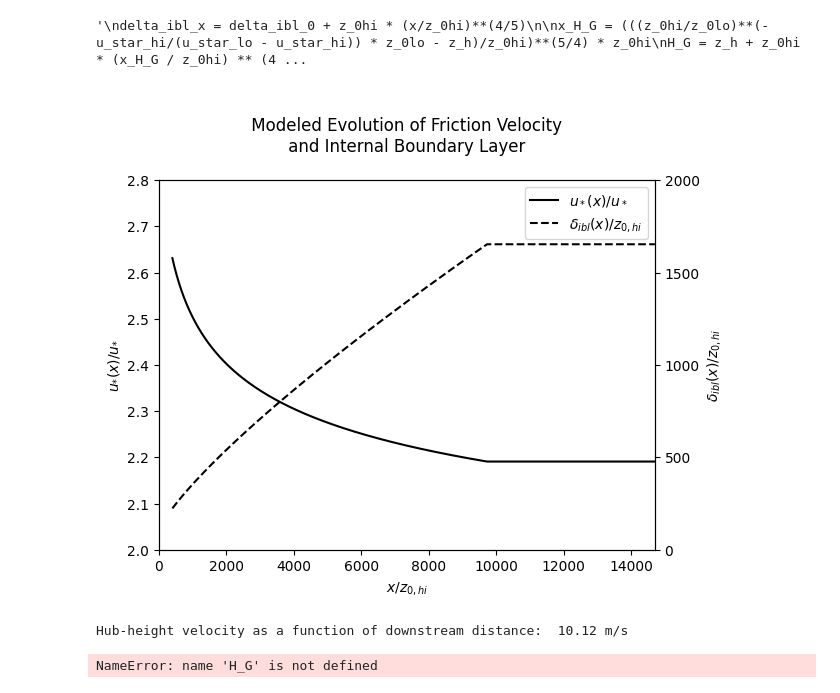
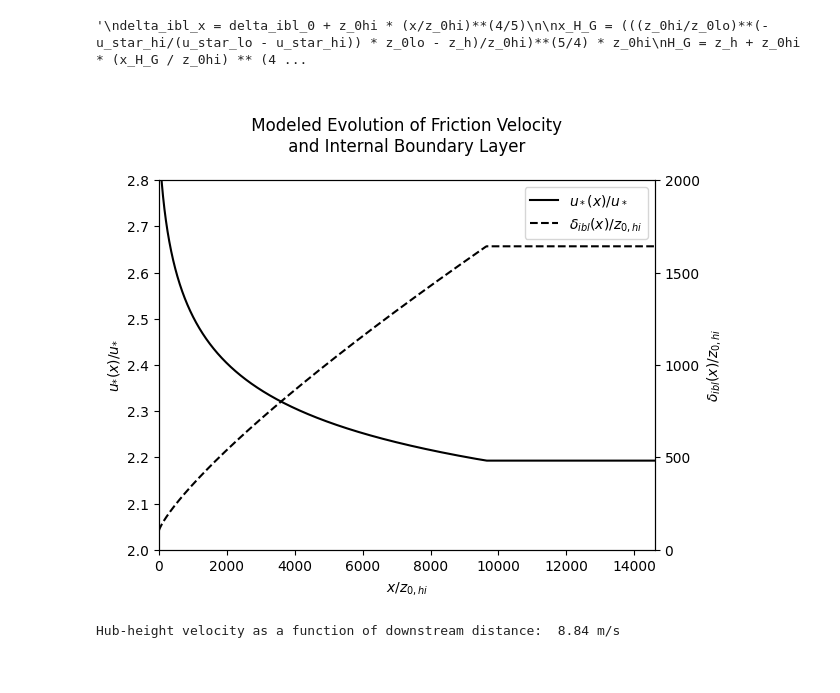
Before and after one commit to marcinsadowy/WTABL, a Jupyter notebook: WTABL.ipynb, the cells around one changed output. Saved outputs shown, nothing was run; the diff lists cells and outputs as text; code cells hidden in the pictures.

```diff
--- a/WTABL.ipynb
+++ b/WTABL.ipynb
@@ -4,15 +4,16 @@ import numpy as np
 import matplotlib.pyplot as plt
 # %%
 # Constants
-U_G = 12 # Geostrophic velocity [m/s]
+U_G = 10 # Geostrophic velocity [m/s]
 C_star = 4.5 # Friction velocity constant [-]
+C = 4.0 # Empirical constant [-]
 f = 1*10**(-4) # Coriolis parameter [1/s]
 k = 0.4 # Von Karman constant [-]
-z_h = 100 # hub height [m]
+z_h = 70 # hub height [m]
 delta_ibl_0 = z_h
 z_0lo = 0.0001 # surface rughness length [m]
 C_T = 0.7 # Thrust coefficient [-]
-D = 100 # Rotor diameter [m]
+D = 80 # Rotor diameter [m]
 s_x = 7 # Streamwise distance [D]
 s_y = 7 # Spanwise distance [D]
 C_P = 0.4 # Power coefficient [-]
@@ -136,19 +137,18 @@ print("IBL height as function of downstream distance: ", round(delta_ibl_x, 2),
 '\ndelta_ibl_x = delta_ibl_0 + z_0hi * (x/z_0hi)**(4/5)\n\nx_H_G = (((z_0hi/z_0lo)**(-u_star_hi/(u_star_lo - u_star_hi)) * z_0lo - z_h)/z_0hi)**(5/4) * z_0hi\nH_G = z_h + z_0hi * (x_H_G / z_0hi) ** (4 ...
 # %%
 from FrictionIBLheight import FrictionIBLheight
-delta_ibl_x, H_G = FrictionIBLheight()
+delta_ibl_x, H_G = FrictionIBLheight(delta_ibl_0, z_0hi, z_0lo, z_h, s_x, D, f, k, C_star, C, U_G)
 # %% [output]
-[figure, old version]
+[figure, new version]
 # %%
 # Hub-height velocity as a function of downstream distance
 U_hT_x = (u_star_lo / k) * (np.log(delta_ibl_x / z_0lo) / np.log(delta_ibl_x / z_0hi)) * np.log((z_h / z_0hi) * (1 + D/(2 * z_h))**beta)
 print("Hub-height velocity as a function of downstream distance: ", round(U_hT_x[0], 2), "m/s")
 
-from HubHeightVelocity import U_hT
-U_hT_x = U_hT(x, delta_ibl_0, z_0hi, k, z_0lo, u_star_lo, z_h, D, beta, H_G)
+#from HubHeightVelocity import U_hT
+#U_hT_x = U_hT(delta_ibl_x, z_0hi, k, z_0lo, u_star_lo, z_h, D, beta, H_G)
 # %% [output]
-Hub-height velocity as a function of downstream distance:  10.12 m/s
+Hub-height velocity as a function of downstream distance:  8.84 m/s
-NameError: name 'H_G' is not defined
 # %%
 # Calculate power using the hub-height velocity as a function of downstream distance
 P_x = (C_P * rho/2 * U_hT_x**3 * np.pi * D**2 / 4)/1e6
```
Also changed, not shown: parts of 4 cells of this notebook, 2 other files.
